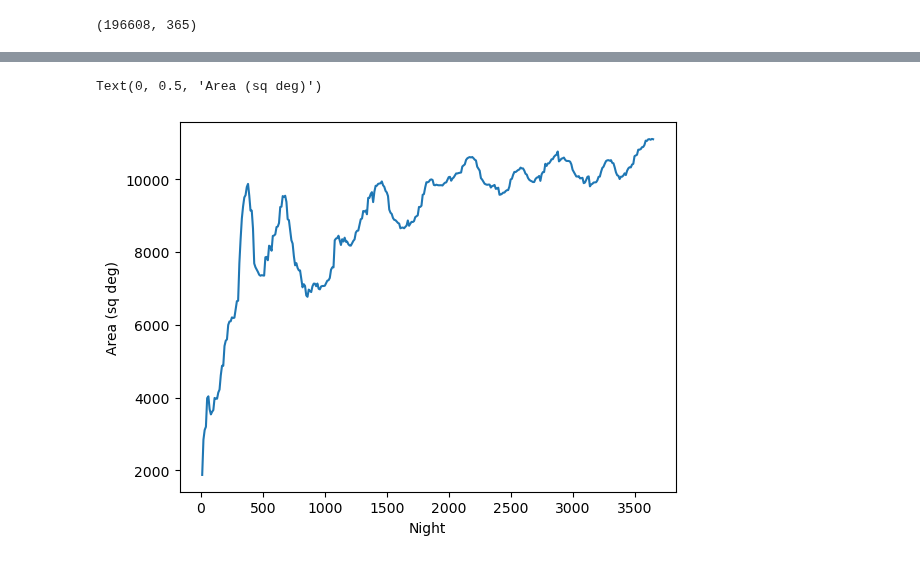
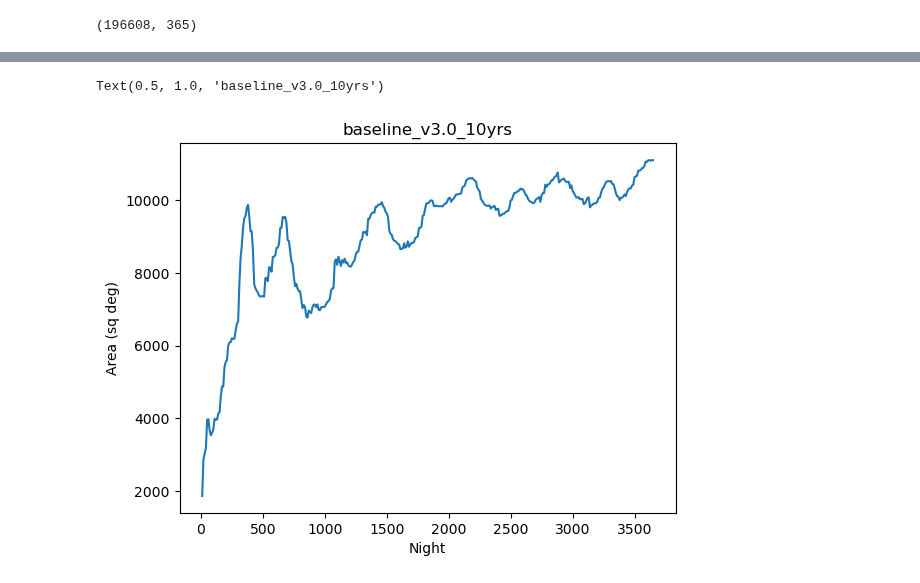
Before and after one commit to yoachim/23_Scratch, a Jupyter notebook: uniformity_v_time/exgal_uniformity.ipynb, the cells around one changed output, grey strips where cells are left out. Drawn from its saved outputs; the diff is of its cells as text; code cells hidden in the pictures.

```diff
--- a/uniformity_v_time/exgal_uniformity.ipynb
+++ b/uniformity_v_time/exgal_uniformity.ipynb
@@ -132,10 +133,11 @@ Text(0, 0.5, 'coadded depth (mag)')
 # %%
 plt.plot(bins[1:], areas)
 plt.xlabel('Night')
 plt.ylabel('Area (sq deg)')
+plt.title(name)
 # %% [output]
-Text(0, 0.5, 'Area (sq deg)')
+Text(0.5, 1.0, 'baseline_v3.0_10yrs')
-[figure, old version]
+[figure, new version]
 # %%
 years = np.arange(365.25, 365.25*11, 365.25)
 
```
Also changed, not shown: parts of 3 cells of this notebook, 1 other file.
